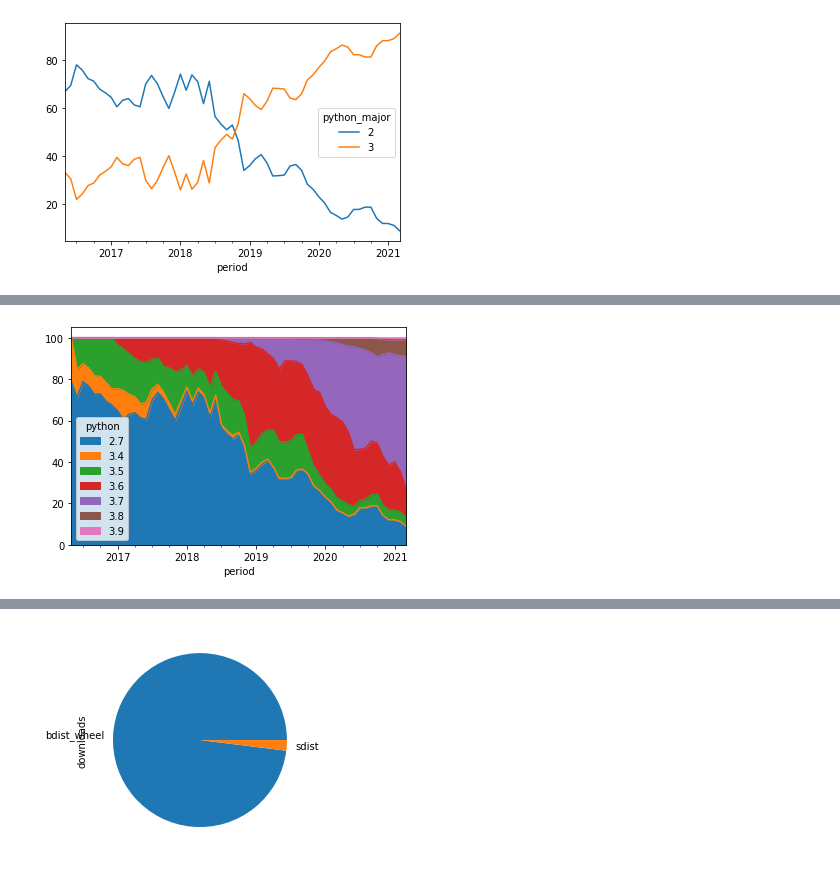
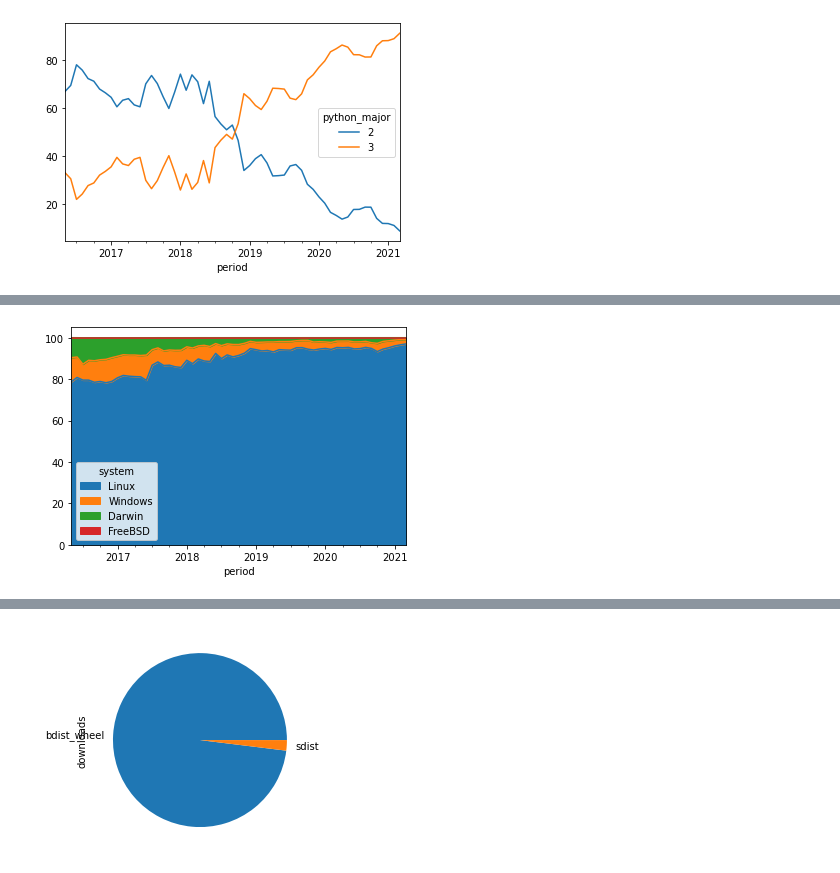
Before and after one commit to xflr6/notebooks, a Jupyter notebook: PyPI.ipynb, the cells around one changed output, grey strips where cells are left out. Saved outputs shown, nothing was run; the diff lists cells and outputs as text; code cells hidden in the pictures.

Commit message:
add assertions and use more relative comparison plots

```diff
--- a/PyPI.ipynb
+++ b/PyPI.ipynb
@@ -395,11 +427,12 @@ df.pivot_table(values='downloads', index='period', columns='project',
 # %%
-(df.pivot_table(values='downloads', index='period', columns='python',
+(df.pivot_table(values='downloads', index='period', columns='system',
                 aggfunc='sum', fill_value=0)
  .drop('N/A', axis='columns')
- .stack(level='python')[lambda x: x > 1_000]
- .groupby('period').transform(lambda g: 100 * g / g.sum())
- .unstack(level='python', fill_value=0)
- .sort_values(axis='columns', by='python')
+ .stack(level='system')
+ .groupby('period')
+ .transform(lambda g: 100 * g / g.sum())
+ .sort_values(ascending=False)
+ .unstack(level='system', fill_value=0)
  .plot.area());
 # %% [output]
-[figure, old version]
+[figure, new version]
```
Also changed, not shown: parts of 10 cells of this notebook.
